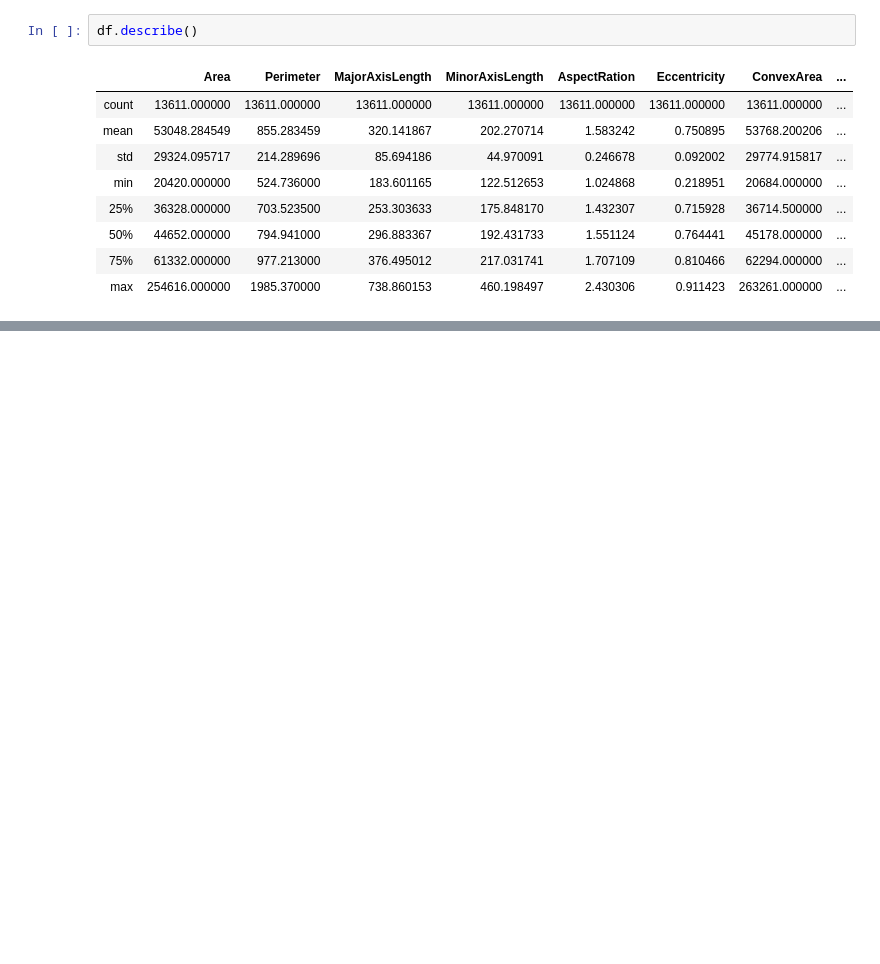
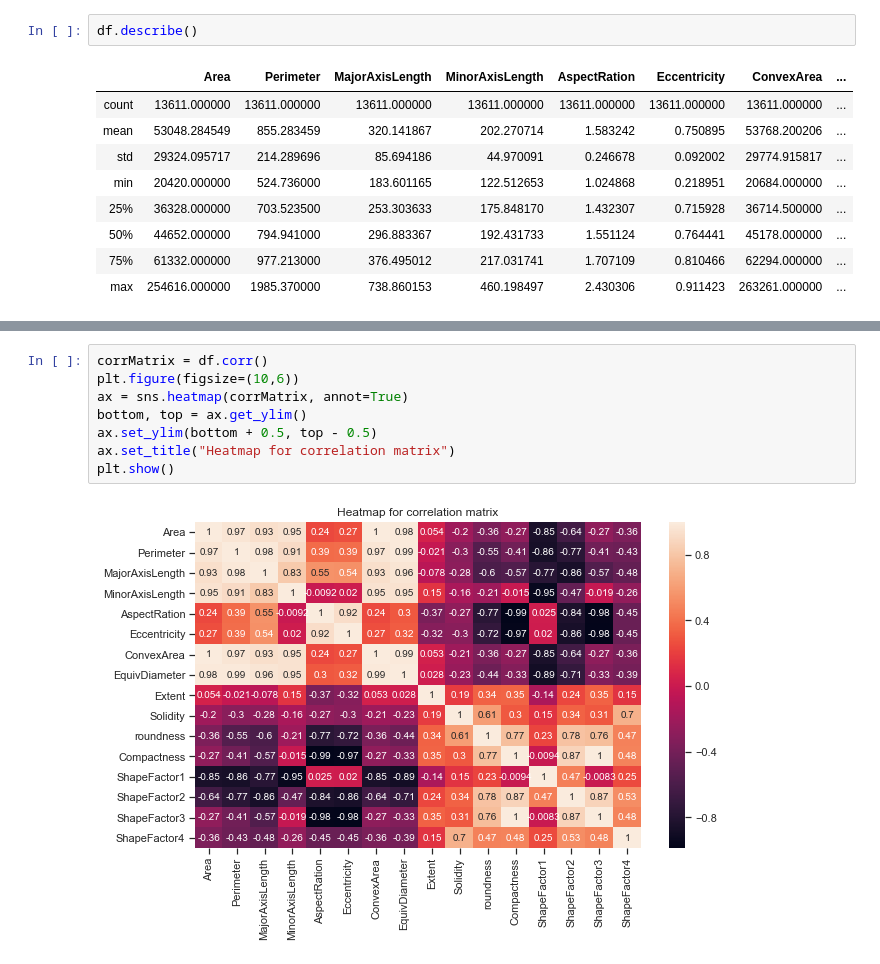
Before and after one commit to taba95/DataSpaces, a Jupyter notebook: Tesina.ipynb, the cells around one changed output, grey strips where cells are left out. Drawn from its saved outputs; the diff is of its cells as text; blank space fills up the shorter version.

```diff
--- a/Tesina.ipynb
+++ b/Tesina.ipynb
@@ -92,0 +152,10 @@ plt.show()
+# %%
+corrMatrix = df.corr()
+plt.figure(figsize=(10,6))
+ax = sns.heatmap(corrMatrix, annot=True)
+bottom, top = ax.get_ylim()
+ax.set_ylim(bottom + 0.5, top - 0.5)
+ax.set_title("Heatmap for correlation matrix")
+plt.show()
+# %% [output]
+[figure, added]
```
Also changed, not shown: parts of 14 cells of this notebook.
